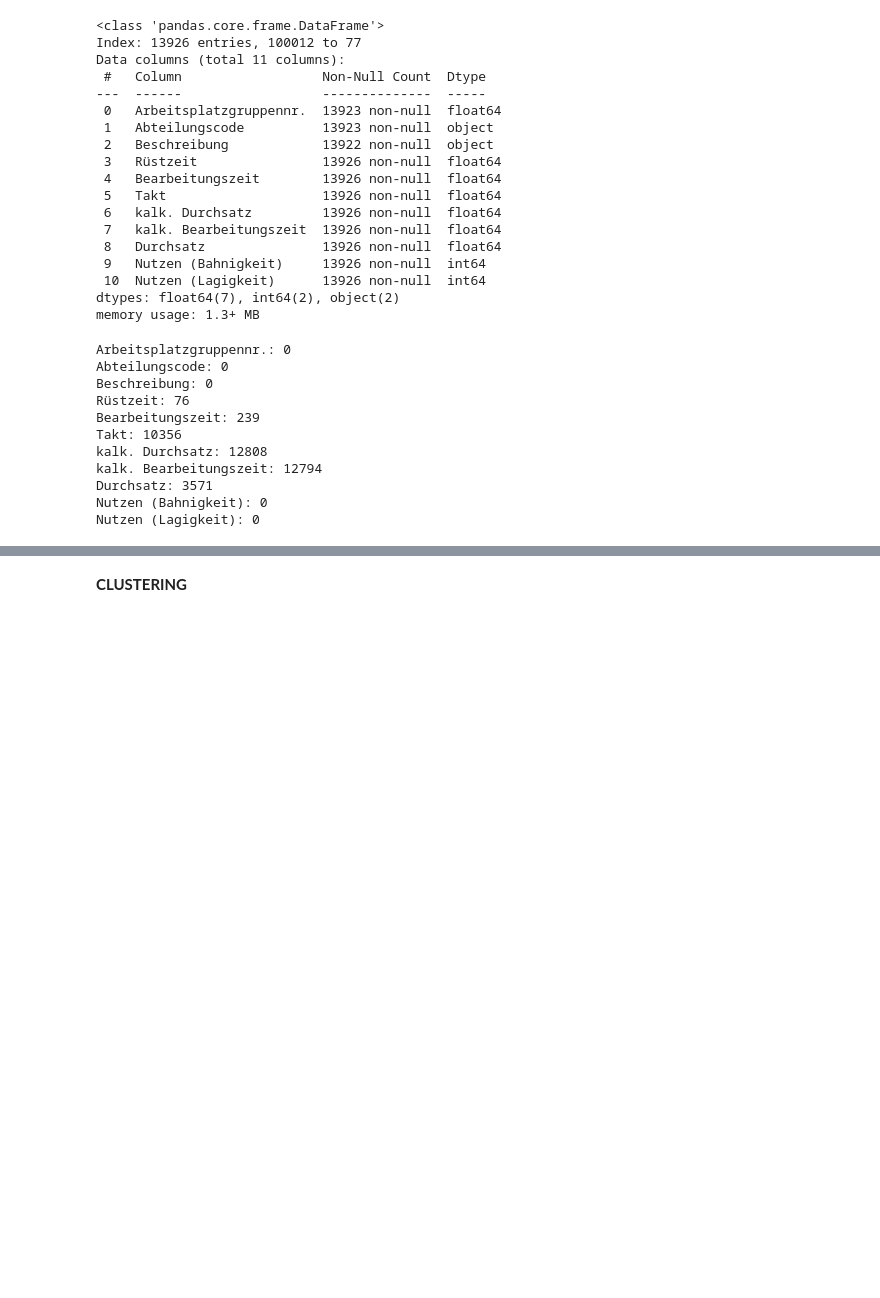
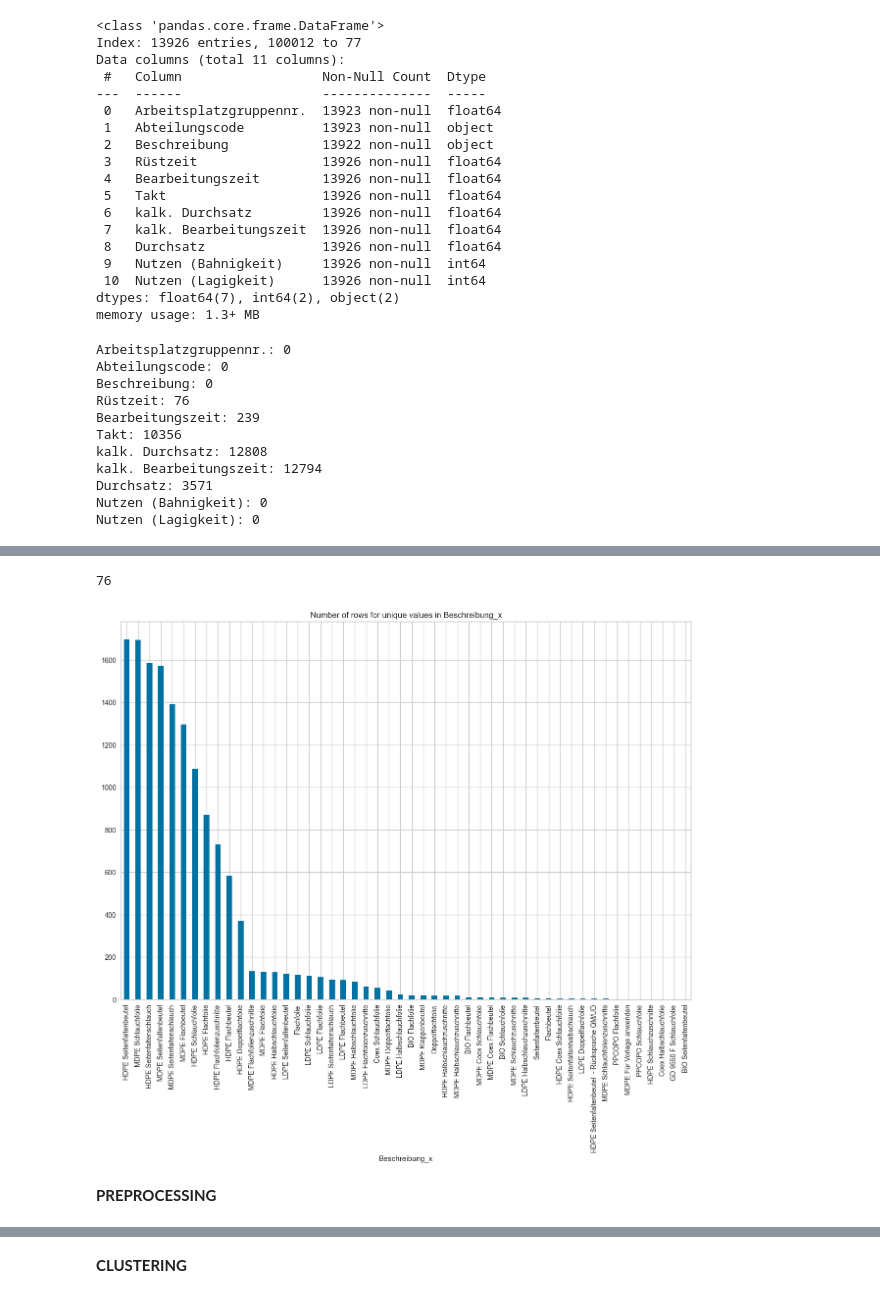
Before and after one commit to bunnekas/prevelop, a Jupyter notebook: src/PrEvelOp_mkPlast_Bu.ipynb, the cells around one changed output, grey strips where cells are left out. Saved outputs shown, nothing was run; the diff lists cells and outputs as text; code cells hidden in the pictures; blank space fills up the shorter version.

```diff
--- a/src/PrEvelOp_mkPlast_Bu.ipynb
+++ b/src/PrEvelOp_mkPlast_Bu.ipynb
@@ -226,0 +196,6 @@ memory usage: 4.3+ MB
+# %%
+# drop column 'Arbeitsplannr.'
+mkplast.drop(columns=['Arbeitsplannr.'], inplace=True)
+# %%
+# delete rows with nan values
+mkplast = mkplast.dropna()
@@ -226,0 +222,16 @@ memory usage: 4.3+ MB
+# %%
+# count number of unique values in 'Beschreibung_x'
+print(mkplast['Beschreibung_x'].nunique())
+# %% [output]
+76
+# %%
+# create barplot for number of rows for unique values in Bescheibung_x column sorted by count, show only top 50
+plt.figure(figsize=(15,10))
+mkplast['Beschreibung_x'].value_counts().head(50).plot(kind='bar')
+# add title
+plt.title('Number of rows for unique values in Beschreibung_x')
+plt.show()
+# %% [output]
+[figure, added]
+# %% [markdown]
+__PREPROCESSING__
```
Also changed, not shown: parts of 15 cells of this notebook.
